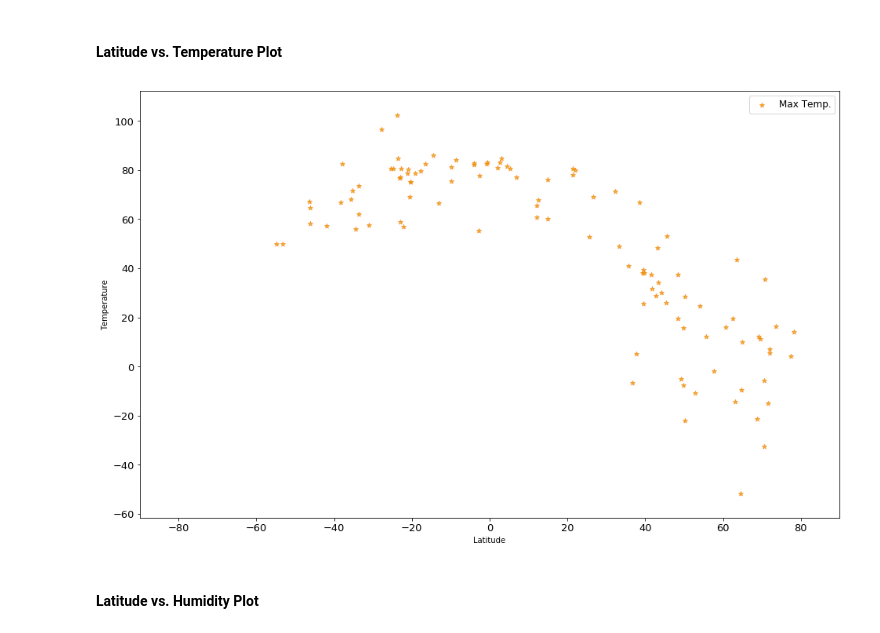
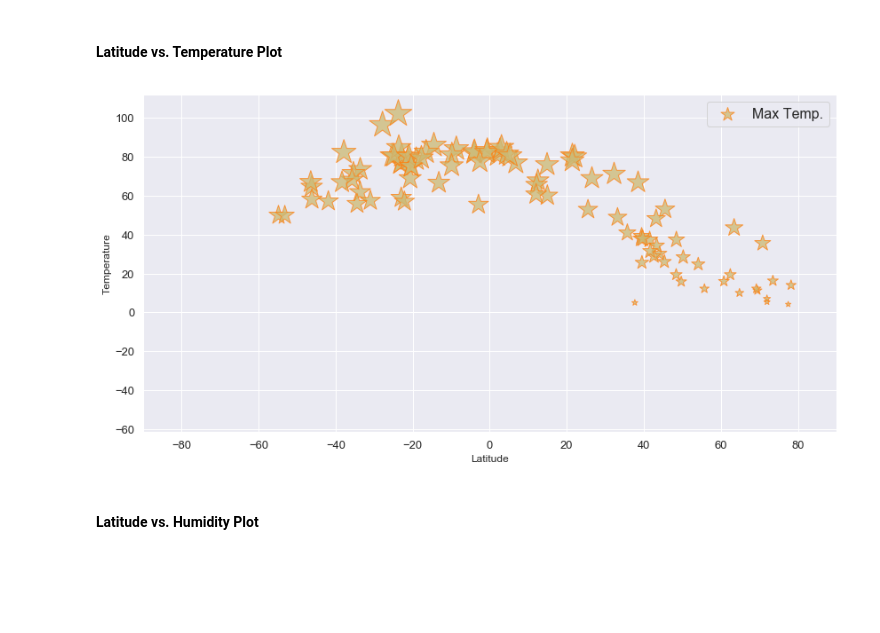
Before and after one commit to hvannia/WeatherPy, a Jupyter notebook: WeatherPy.ipynb, the cells around one changed output. Saved outputs shown, nothing was run; the diff lists cells and outputs as text; code cells hidden in the pictures; blank space fills up the shorter version.

```diff
--- a/WeatherPy.ipynb
+++ b/WeatherPy.ipynb
@@ -159,21 +159,28 @@ max(weather_data['Max Temp.'])
 # %% [markdown]
 #### Latitude vs. Temperature Plot
 # %%
+import seaborn as sns
+sns.set()
+
 # x: lat , y: temp
 x= weather_data['Lat']
 y= weather_data['Max Temp.']
-plt.figure(figsize=(16, 10), dpi= 72, facecolor='w', edgecolor='k')
+s= y*10
+plt.figure(figsize=(14, 7), dpi= 72, facecolor='w', edgecolor='k')
 
-plt.scatter(x,y, marker='*', facecolors='y' ,edgecolors='tab:orange',  alpha=0.75)
+plt.scatter(x,y, marker='*', facecolors='y' ,edgecolors='tab:orange', s=s, alpha=0.75)
 #gca=get current axis
-plt.gca().set(xlim=(-90,90), ylim=(min(weather_data['Max Temp.'])-10,max(weather_data['Max Temp.'])+10), xlabel='Latitude', ylabel='Temperature')
+plt.gca().set(xlim=(-90,90),
+              ylim=(min(weather_data['Max Temp.'])-10,max(weather_data['Max Temp.'])+10),
+              xlabel='Latitude',
+              ylabel='Temperature')
 plt.xticks(fontsize=13)
 plt.yticks(fontsize=13)
 plt.title='Temperature (F) vs. Latitude '
-plt.legend(fontsize=12)
+plt.legend(fontsize=16)
 plt.show()
 # %% [output]
-[figure, old version]
+[figure, new version]
 # %% [markdown]
 #### Latitude vs. Humidity Plot
 # %% [markdown]
```
